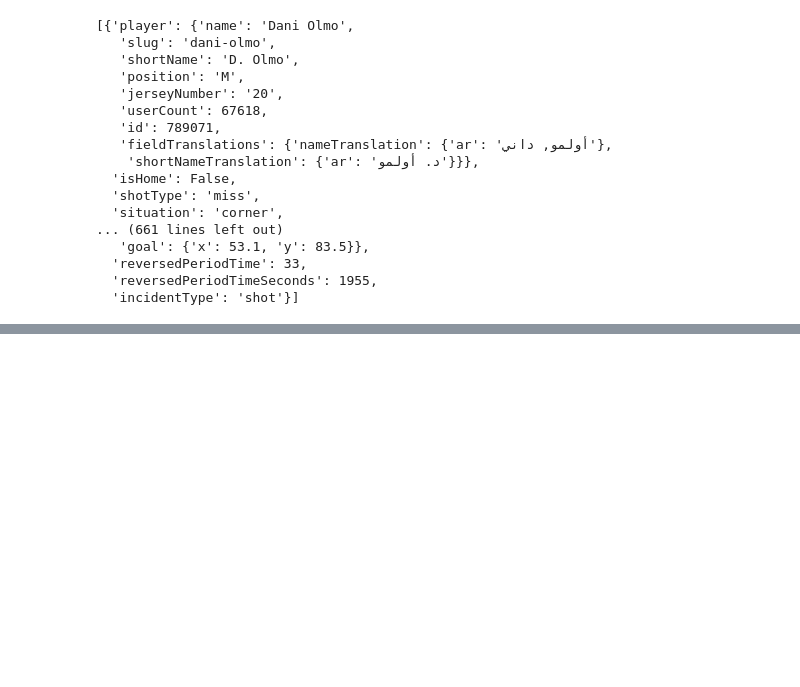
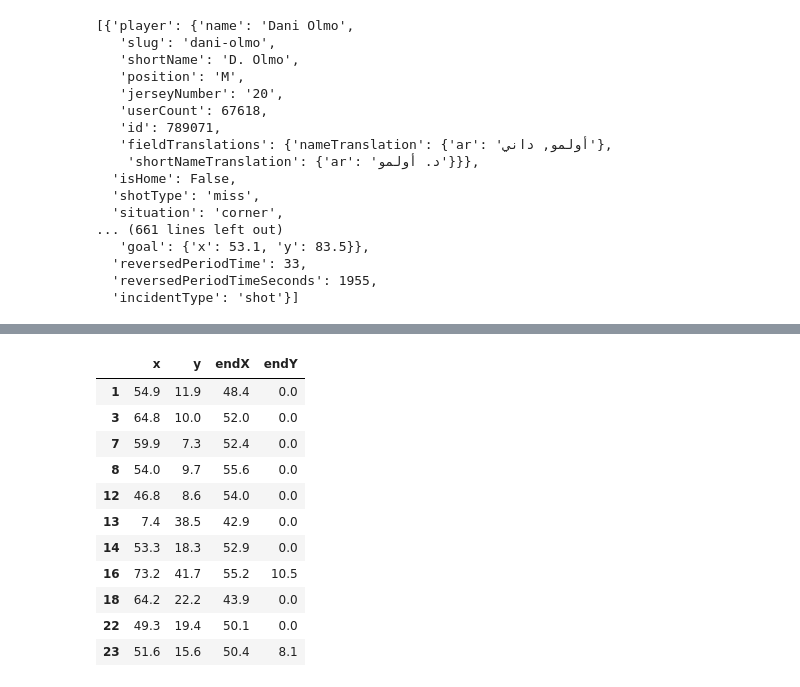
Before and after one commit to RidhoBeteer/barca-attacking-trio-vs-madrid, a Jupyter notebook: elclasico_shot_map.ipynb, the cells around one changed output, grey strips where cells are left out. Saved outputs shown, nothing was run; the diff lists cells and outputs as text; code cells hidden in the pictures; blank space fills up the shorter version.

```diff
--- a/elclasico_shot_map.ipynb
+++ b/elclasico_shot_map.ipynb
@@ -45,0 +102,15 @@ for idx, row in df.iterrows():
+# %%
+df.loc[:, ['x', 'y', 'endX','endY']]
+# %% [output]
+|  | x | y | endX | endY |
+| 1 | 54.9 | 11.9 | 48.4 | 0.0 |
+| 3 | 64.8 | 10.0 | 52.0 | 0.0 |
+| 7 | 59.9 | 7.3 | 52.4 | 0.0 |
+| 8 | 54.0 | 9.7 | 55.6 | 0.0 |
+| 12 | 46.8 | 8.6 | 54.0 | 0.0 |
+| 13 | 7.4 | 38.5 | 42.9 | 0.0 |
+| 14 | 53.3 | 18.3 | 52.9 | 0.0 |
+| 16 | 73.2 | 41.7 | 55.2 | 10.5 |
+| 18 | 64.2 | 22.2 | 43.9 | 0.0 |
+| 22 | 49.3 | 19.4 | 50.1 | 0.0 |
+| 23 | 51.6 | 15.6 | 50.4 | 8.1 |
```
Also changed, not shown: parts of 6 cells of this notebook.
